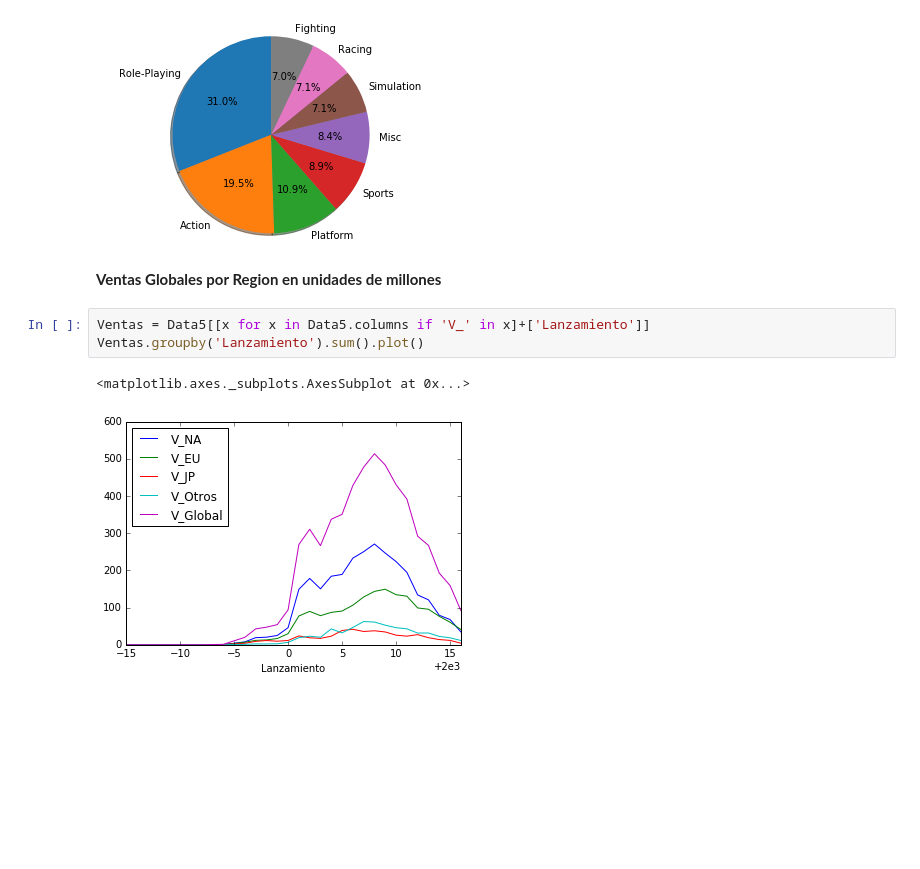
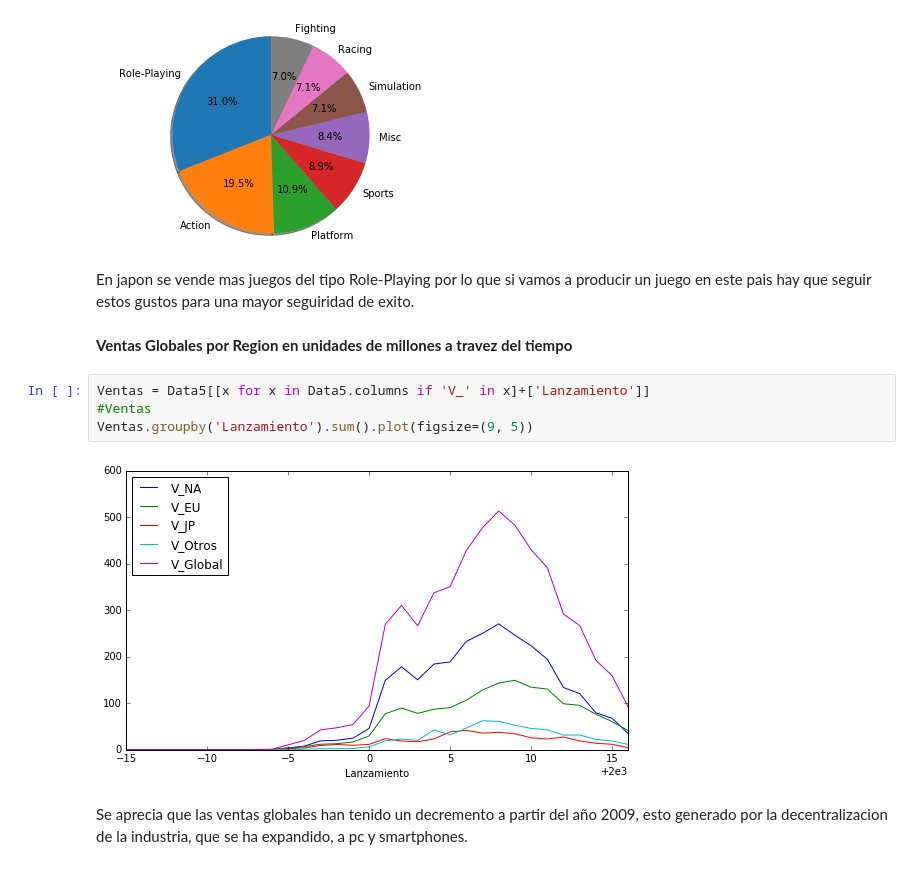
Before and after one commit to JosueStudent/Mineria_de_Datos, a Jupyter notebook: Avance PIA/PIA V2.ipynb, the cells around one changed output. Saved outputs shown, nothing was run; the diff lists cells and outputs as text; blank space fills up the shorter version.

```diff
--- a/Avance PIA/PIA V2.ipynb
+++ b/Avance PIA/PIA V2.ipynb
@@ -340,11 +344,15 @@ ax1.axis('equal')  # Equal aspect ratio ensures that pie is drawn as a circle.
 plt.show()
 # %% [output]
 [figure]
+# %% [markdown]
+En japon se vende mas juegos del tipo Role-Playing por lo que si vamos a producir un juego en este pais hay que seguir estos gustos para una mayor seguiridad de exito.
 # %% [markdown]
-**Ventas Globales por Region en unidades de millones**
+**Ventas Globales por Region en unidades de millones a travez del tiempo**
 # %%
 Ventas = Data5[[x for x in Data5.columns if 'V_' in x]+['Lanzamiento']]
-Ventas.groupby('Lanzamiento').sum().plot()
+#Ventas
+Ventas.groupby('Lanzamiento').sum().plot(figsize=(9, 5))
 # %% [output]
-<matplotlib.axes._subplots.AxesSubplot at 0x...>
-[figure, old version]
+[figure, new version]
+# %% [markdown]
+Se aprecia que las ventas globales han tenido un decremento a partir del año 2009, esto generado por la decentralizacion de la industria, que se ha expandido, a pc y smartphones.
```
Also changed, not shown: parts of 4 cells of this notebook.
